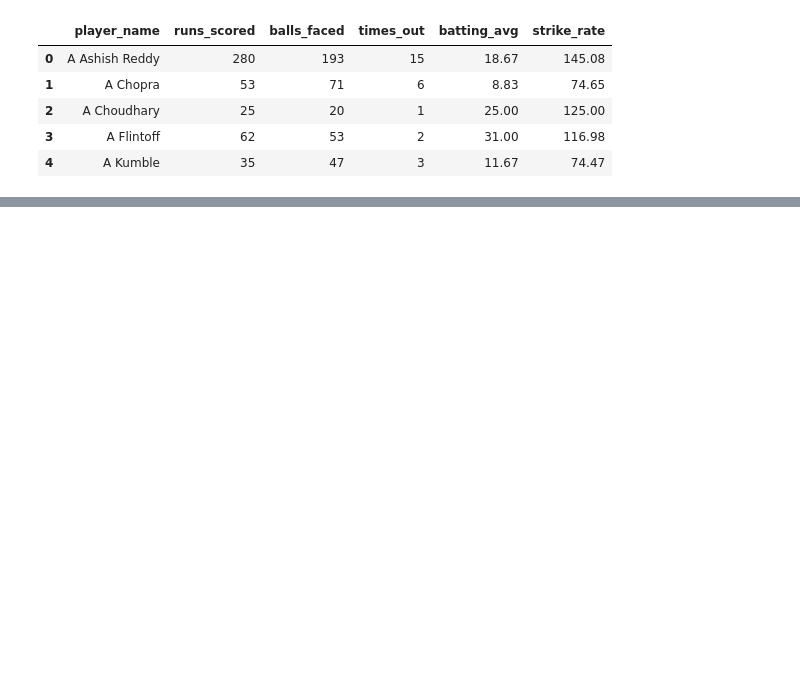
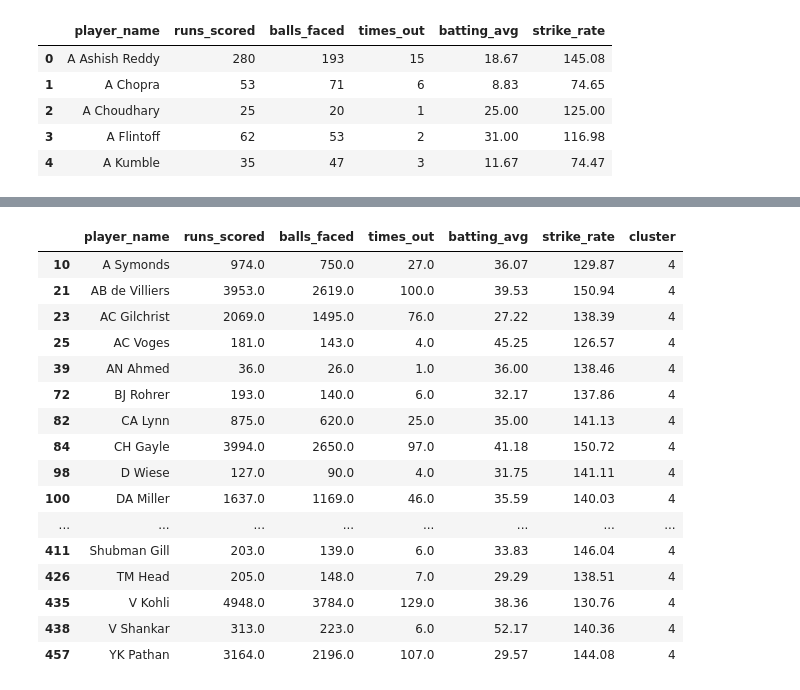
Before and after one commit to gajendraks/Zenith_DataAnalytics_Project, a Jupyter notebook: Clustering/Clustering.ipynb, the cells around one changed output, grey strips where cells are left out. Cells and saved outputs as stored; diff of their text form; code cells hidden in the pictures; blank space fills up the shorter version.

```diff
--- a/Clustering/Clustering.ipynb
+++ b/Clustering/Clustering.ipynb
@@ -47,3 +70,23 @@ bowling_cluster=bowling[['player_name','cluster']]
 # %%
 batting_cluster.to_csv("/home/gajendra/Documents/Data_Analytics_IPL/Clustering/batting_cluster.csv")
 bowling_cluster.to_csv("/home/gajendra/Documents/Data_Analytics_IPL/Clustering/bowling_cluster.csv")
+# %%
+batting[batting['cluster']==4]
+# %% [output]
+|  | player_name | runs_scored | balls_faced | times_out | batting_avg | strike_rate | cluster |
+| 10 | A Symonds | 974.0 | 750.0 | 27.0 | 36.07 | 129.87 | 4 |
+| 21 | AB de Villiers | 3953.0 | 2619.0 | 100.0 | 39.53 | 150.94 | 4 |
+| 23 | AC Gilchrist | 2069.0 | 1495.0 | 76.0 | 27.22 | 138.39 | 4 |
+| 25 | AC Voges | 181.0 | 143.0 | 4.0 | 45.25 | 126.57 | 4 |
+| 39 | AN Ahmed | 36.0 | 26.0 | 1.0 | 36.00 | 138.46 | 4 |
+| 72 | BJ Rohrer | 193.0 | 140.0 | 6.0 | 32.17 | 137.86 | 4 |
+| 82 | CA Lynn | 875.0 | 620.0 | 25.0 | 35.00 | 141.13 | 4 |
+| 84 | CH Gayle | 3994.0 | 2650.0 | 97.0 | 41.18 | 150.72 | 4 |
+| 98 | D Wiese | 127.0 | 90.0 | 4.0 | 31.75 | 141.11 | 4 |
+| 100 | DA Miller | 1637.0 | 1169.0 | 46.0 | 35.59 | 140.03 | 4 |
+| ... | ... | ... | ... | ... | ... | ... | ... |
+| 411 | Shubman Gill | 203.0 | 139.0 | 6.0 | 33.83 | 146.04 | 4 |
+| 426 | TM Head | 205.0 | 148.0 | 7.0 | 29.29 | 138.51 | 4 |
+| 435 | V Kohli | 4948.0 | 3784.0 | 129.0 | 38.36 | 130.76 | 4 |
+| 438 | V Shankar | 313.0 | 223.0 | 6.0 | 52.17 | 140.36 | 4 |
+| 457 | YK Pathan | 3164.0 | 2196.0 | 107.0 | 29.57 | 144.08 | 4 |
```
Also changed, not shown: parts of 7 cells of this notebook.
